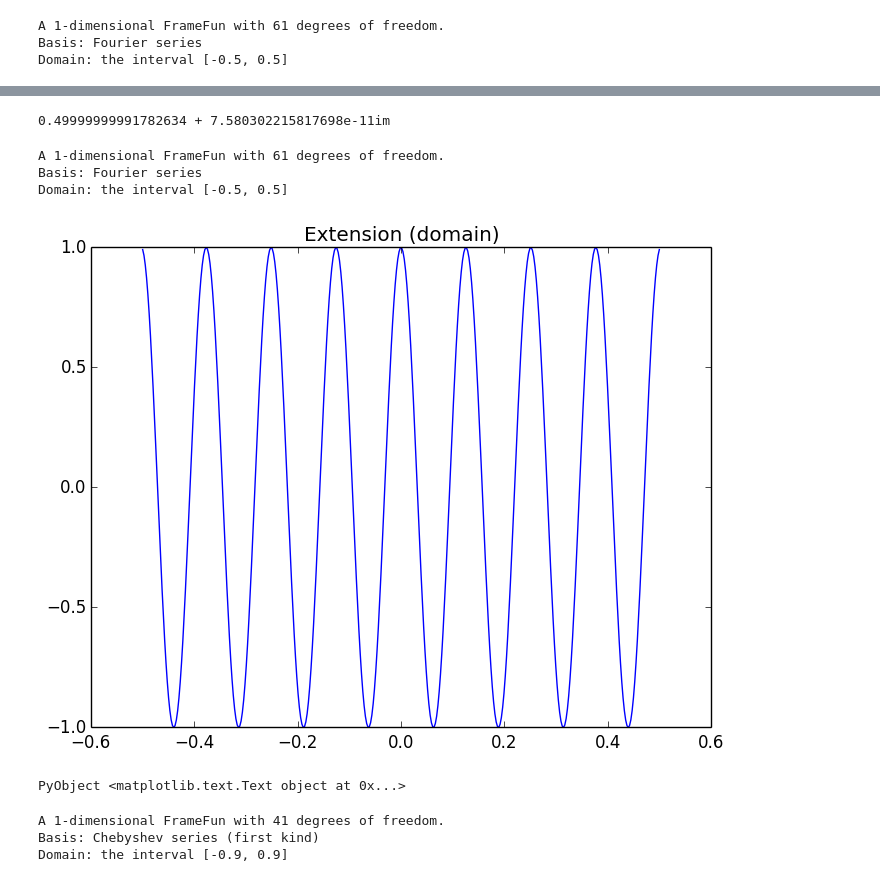
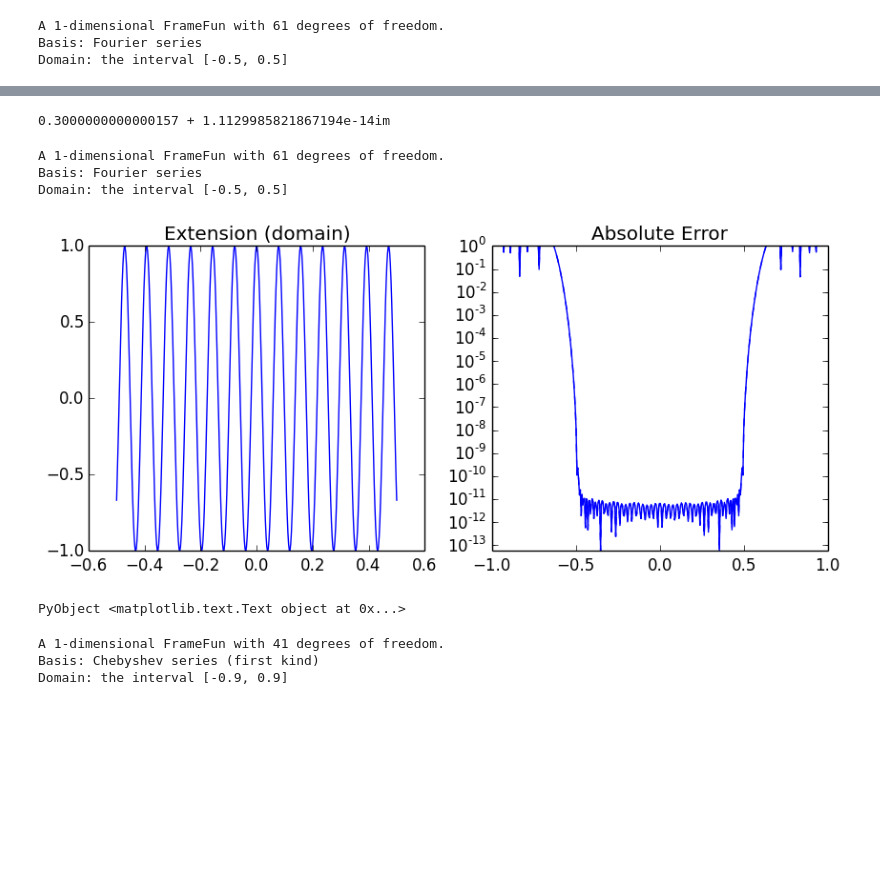
Before and after one commit to JuliaApproximation/FrameFun.jl, a Jupyter notebook: examples/FrameFunDemo.ipynb, the cells around one changed output, grey strips where cells are left out. Saved outputs shown, nothing was run; the diff lists cells and outputs as text; code cells hidden in the pictures; blank space fills up the shorter version.

```diff
--- a/examples/FrameFunDemo.ipynb
+++ b/examples/FrameFunDemo.ipynb
@@ -23,6 +23,6 @@ subplot(122); plot_error(F1,f1)
 PyObject <matplotlib.text.Text object at 0x...>
 # %%
-F1(0.5)
+F1(0.3)
 # %% [output]
-0.49999999991782634 + 7.580302215817698e-11im
+0.3000000000000157 + 1.1129985821867194e-14im
 # %%
@@ -32,11 +32,13 @@ F2 = Fun(f2, B, D)
 A 1-dimensional FrameFun with 61 degrees of freedom.
 Basis: Fourier series
 Domain: the interval [-0.5, 0.5]
-# %%
-FrameFuns.plot(F2,n=400)
-# %% [output]
-[figure, removed]
-PyObject <matplotlib.text.Text object at 0x...>
+# %%
+figure(figsize=(10,4))
+subplot(121); FrameFuns.plot(F2,n=400)
+subplot(122); FrameFuns.plot_error(F2,f2,n=400)
+# %% [output]
+[figure, added]
+PyObject <matplotlib.text.Text object at 0x...>
 # %%
 f3(x) = cos(10*x.^2)
 B = ChebyshevBasis(41)
```
Also changed, not shown: parts of 31 cells of this notebook, 1 other file.
